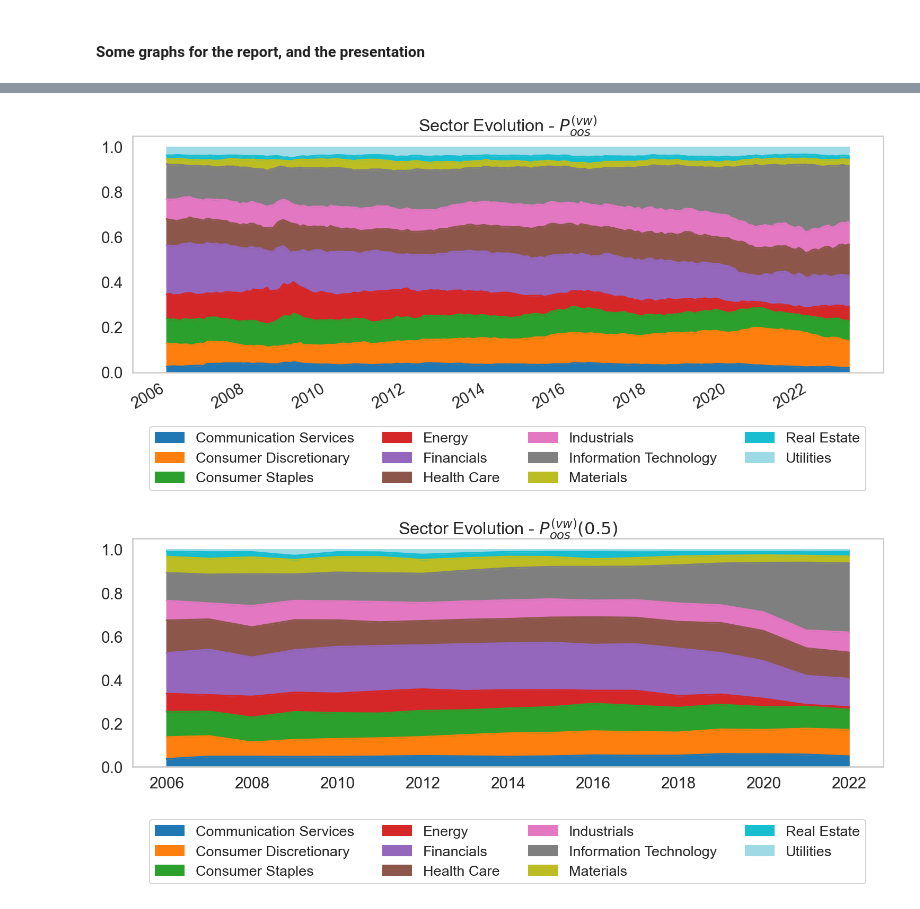
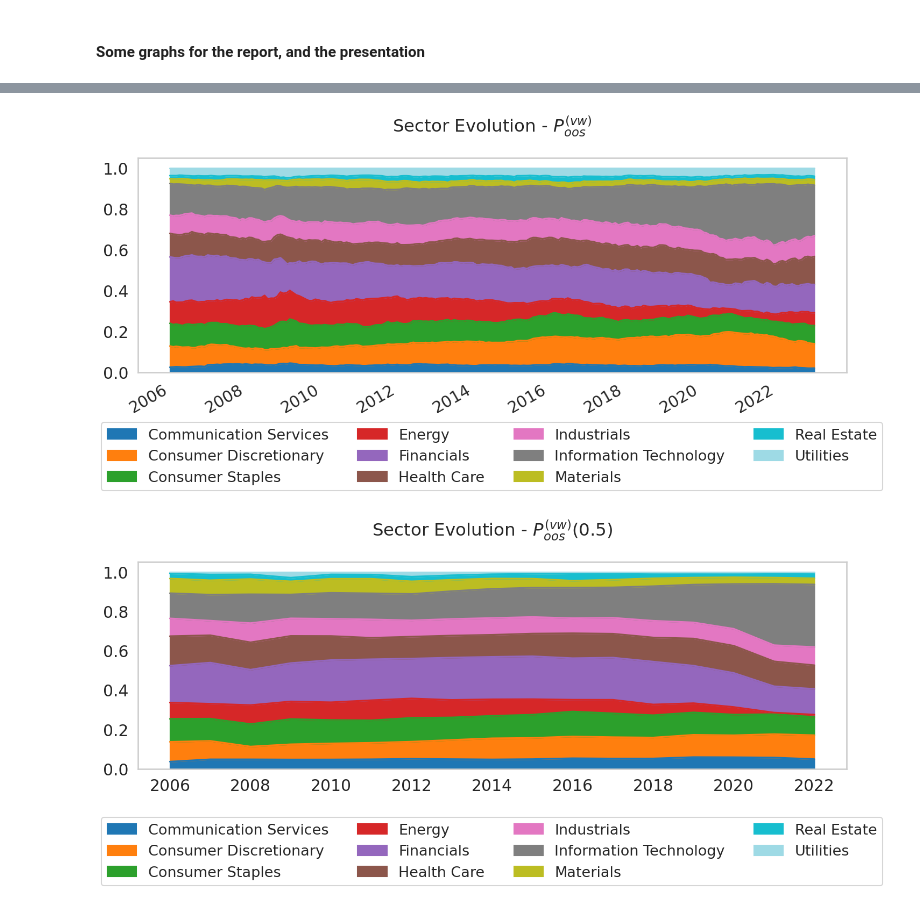
Before and after one commit to dorentinmorina/SAAM, a Jupyter notebook: groupa.ipynb, the cells around one changed output, grey strips where cells are left out. Saved outputs shown, nothing was run; the diff lists cells and outputs as text; code cells hidden in the pictures.

```diff
--- a/groupa.ipynb
+++ b/groupa.ipynb
@@ -827,7 +828,6 @@ def stacked_area_plot(weights_df, name):
     weights_df['sectors'] = sectors_copy
     sector_weights = weights_df.groupby('sectors').sum()
 
-    sector_weights = sectors_weights(weights_df)
     sector_weights.T.plot(kind='area',
                         stacked=True,
                         colormap='tab20',
@@ -858,9 +858,9 @@ plt.show()
 # %%
-stacked_area_plot(weights_vwpf, "$P^{(vw)}_{oos}$")
+stacked_area_plot(weights_vwpf, "$P^{(vw)}_{oos}$\n")
 # %% [output]
-[figure, old version]
+[figure, new version]
 # %%
-stacked_area_plot(weights_vw05, "$P^{(vw)}_{oos}(0.5)$")
+stacked_area_plot(weights_vw05, "$P^{(vw)}_{oos}(0.5)$\n")
 # %% [output]
-[figure, old version]
+[figure, new version]
 # %%
```
Also changed, not shown: parts of 19 cells of this notebook.
